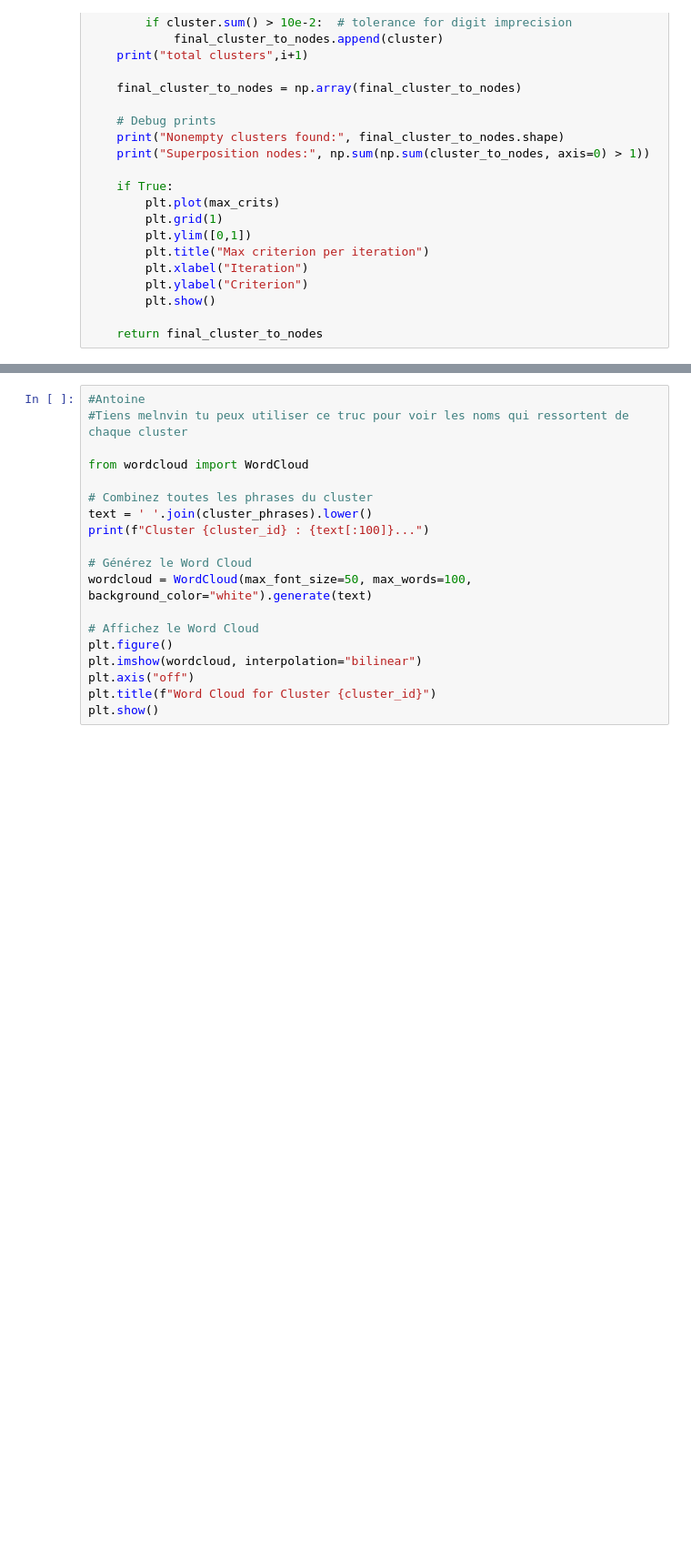
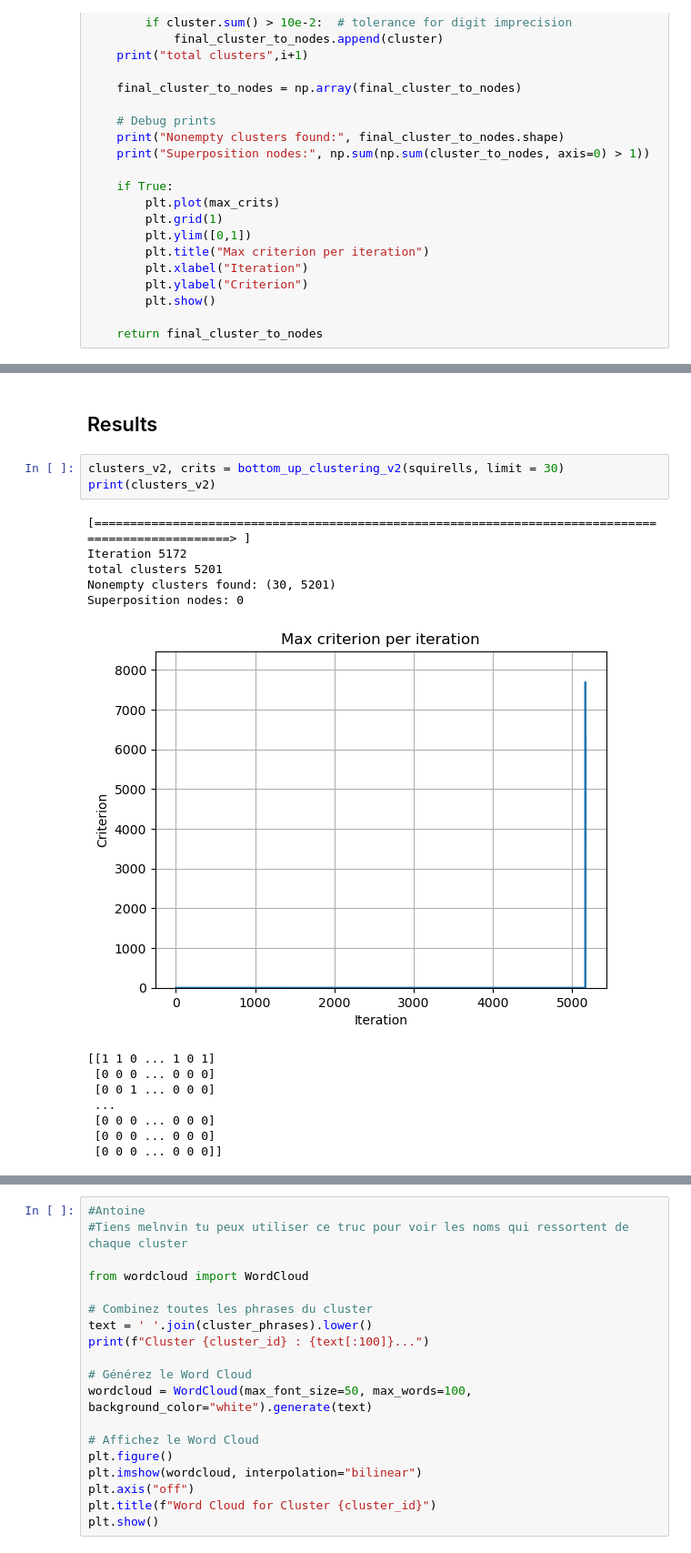
Before and after one commit to MelvinGode/Wikipedia-Clusteing, a Jupyter notebook: bottom_up.ipynb, the cells around one changed output, grey strips where cells are left out. Shown: that part at 91% size. Cells and saved outputs as stored; diff of their text form; blank space fills up the shorter version.

```diff
--- a/bottom_up.ipynb
+++ b/bottom_up.ipynb
@@ -154,0 +282,19 @@ def bottom_up_clustering(G, limit=50):
+# %% [markdown]
+## Results
+# %%
+clusters_v2, crits = bottom_up_clustering_v2(squirells, limit = 30)
+print(clusters_v2)
+# %% [output]
+[===================================================================================================> ]
+Iteration 5172
+total clusters 5201
+Nonempty clusters found: (30, 5201)
+Superposition nodes: 0
+[figure, added]
+[[1 1 0 ... 1 0 1]
+ [0 0 0 ... 0 0 0]
+ [0 0 1 ... 0 0 0]
+ ...
+ [0 0 0 ... 0 0 0]
+ [0 0 0 ... 0 0 0]
+ [0 0 0 ... 0 0 0]]
```
Also changed, not shown: parts of 23 cells of this notebook, 1 other file.
